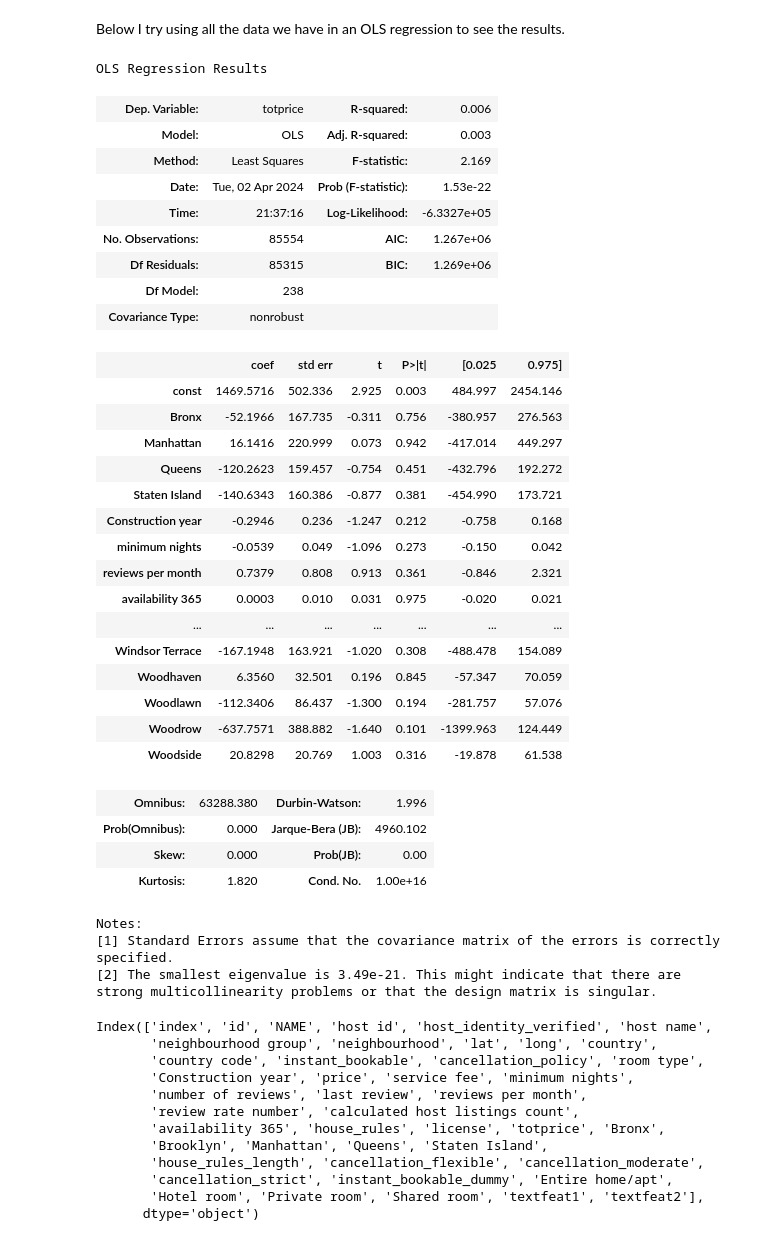
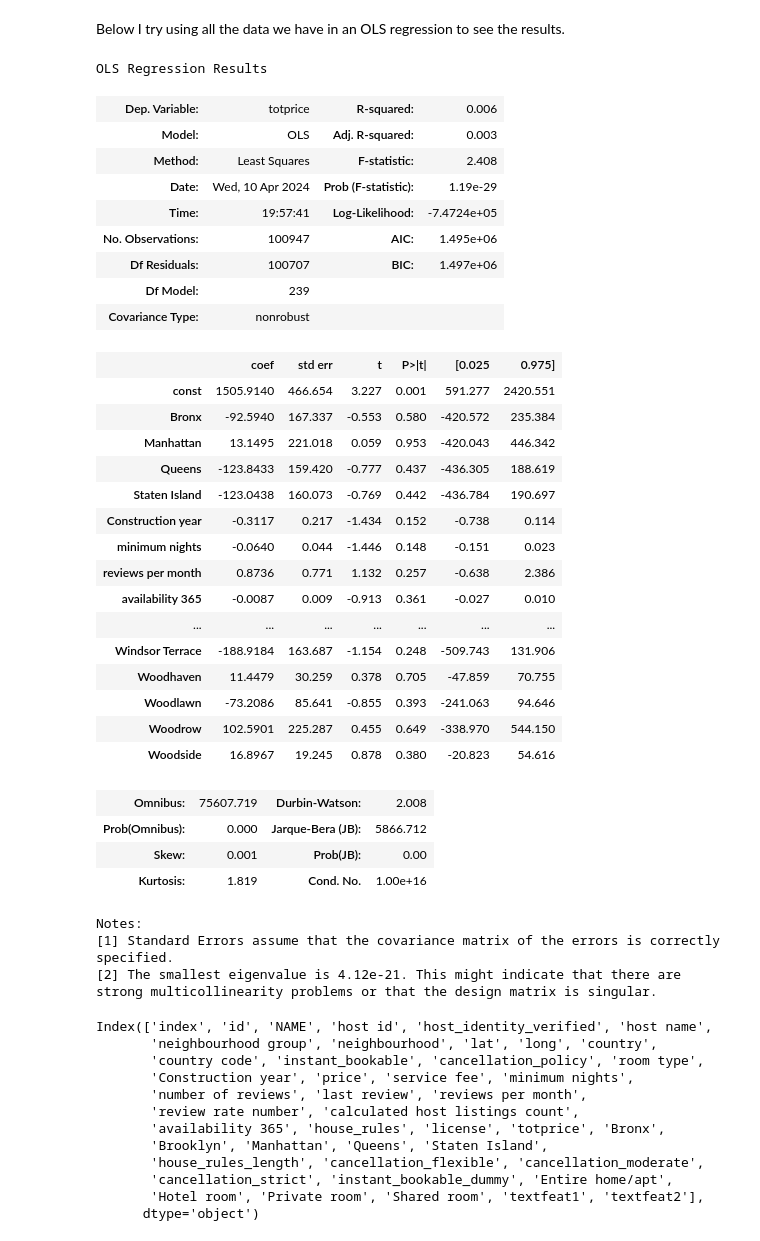
Before and after one commit to joshuajacobs2020/AirbnbPricePrediction, a Jupyter notebook: Airbnb_Data_Cleaning.ipynb, the cells around one changed output. Saved outputs shown, nothing was run; the diff lists cells and outputs as text; code cells hidden in the pictures.

```diff
--- a/Airbnb_Data_Cleaning.ipynb
+++ b/Airbnb_Data_Cleaning.ipynb
@@ -92,8 +110,11 @@ airbnb = airbnb.reset_index()
 
 This variable takes measures the length of characters in the house rules variable. We may expect house rules that are longer would be less desirable and charge lower prices.
 # %%
-# Variables of house rules
+# Need to set null house rule values as blank
 airbnb.loc[airbnb["house_rules"].isnull() == True, "house_rules"] = ""
+airbnb.loc[airbnb["house_rules"]=="#NAME?", "house_rules"] = ""
+
+# Calculating length
 airbnb.loc[:,"house_rules_length"] = airbnb["house_rules"].apply(len)
 airbnb["house_rules_length"].hist()
 # %% [output]
@@ -105,7 +126,7 @@ airbnb["house_rules_length"].hist()
 I recode cancellation policies, instant bookability, room types, and neighborhood data into factor variables.
 # %%
 # Factor variable
-policy = pd.get_dummies(airbnb["cancellation_policy"], "cancellation")
+policy = pd.get_dummies(airbnb["cancellation_policy"], "cancellation",dtype=int)
 airbnb = airbnb.join(policy)
 # %%
 # Binary variable
@@ -113,7 +134,7 @@ airbnb["instant_bookable_dummy"] = 0
 airbnb.loc[airbnb["instant_bookable"]==True, "instant_bookable_dummy"] = 1
 # %%
 # Factor Variable
-roomtypes = pd.get_dummies(airbnb["room type"])
+roomtypes = pd.get_dummies(airbnb["room type"],dtype=int)
 airbnb = airbnb.join(roomtypes)
 # %%
 # Example Plot
@@ -183,7 +204,8 @@ def filter_words(text):
     return ' '.join([word for word in str(text).split(' ') if word in list(text_filter["names"])])
 
 # Apply the function to the 'text' column
-airbnb_text['filtered_text'] = airbnb_text['NAME'].apply(filter_words)
+copy = airbnb_text['NAME'].copy()
+airbnb_text['filtered_text'] = copy.apply(filter_words)
 
 airbnb_text
 # %% [output]
@@ -315,51 +372,52 @@ Below I try using all the data we have in an OLS regression to see the results.
 # %%
 # Model using all data, use Brooklyn as base case
 import statsmodels.api as sm
 Y = airbnb_final["totprice"]
 X = airbnb_final[["Bronx", "Manhattan","Queens","Staten Island", "Construction year", "minimum nights",
             "reviews per month", "availability 365", "review rate number", "house_rules_length",
             "cancellation_moderate","cancellation_strict", "instant_bookable_dummy",
             "Hotel room", "Private room", "Shared room","textfeat1","textfeat2"]] # Use Brooklyn as the base, cancellation flexible as base, home/apt as base
-X = X.join(pd.get_dummies(airbnb["neighbourhood"]))
+X = X.join(pd.get_dummies(airbnb["neighbourhood"],dtype=int))
 X = sm.add_constant(X)
 X = X.drop('Allerton', axis=1) # Allerton is base
+
 model = sm.OLS(Y,X, missing="drop")
 results = model.fit()
 results.summary()
 # %% [output]
 OLS Regression Results
 | Dep. Variable: | totprice | R-squared: | 0.006 |
 | Model: | OLS | Adj. R-squared: | 0.003 |
-| Method: | Least Squares | F-statistic: | 2.169 |
-| Date: | Tue, 02 Apr 2024 | Prob (F-statistic): | 1.53e-22 |
-| Time: | 21:37:16 | Log-Likelihood: | -6.3327e+05 |
-| No. Observations: | 85554 | AIC: | 1.267e+06 |
-| Df Residuals: | 85315 | BIC: | 1.269e+06 |
-| Df Model: | 238 |  |  |
+| Method: | Least Squares | F-statistic: | 2.408 |
+| Date: | Wed, 10 Apr 2024 | Prob (F-statistic): | 1.19e-29 |
+| Time: | 19:57:41 | Log-Likelihood: | -7.4724e+05 |
+| No. Observations: | 100947 | AIC: | 1.495e+06 |
+| Df Residuals: | 100707 | BIC: | 1.497e+06 |
+| Df Model: | 239 |  |  |
 | Covariance Type: | nonrobust |  |  |
 |  | coef | std err | t | P>|t| | [0.025 | 0.975] |
-| const | 1469.5716 | 502.336 | 2.925 | 0.003 | 484.997 | 2454.146 |
-| Bronx | -52.1966 | 167.735 | -0.311 | 0.756 | -380.957 | 276.563 |
-| Manhattan | 16.1416 | 220.999 | 0.073 | 0.942 | -417.014 | 449.297 |
-| Queens | -120.2623 | 159.457 | -0.754 | 0.451 | -432.796 | 192.272 |
-| Staten Island | -140.6343 | 160.386 | -0.877 | 0.381 | -454.990 | 173.721 |
-| Construction year | -0.2946 | 0.236 | -1.247 | 0.212 | -0.758 | 0.168 |
-| minimum nights | -0.0539 | 0.049 | -1.096 | 0.273 | -0.150 | 0.042 |
-| reviews per month | 0.7379 | 0.808 | 0.913 | 0.361 | -0.846 | 2.321 |
-| availability 365 | 0.0003 | 0.010 | 0.031 | 0.975 | -0.020 | 0.021 |
+| const | 1505.9140 | 466.654 | 3.227 | 0.001 | 591.277 | 2420.551 |
+| Bronx | -92.5940 | 167.337 | -0.553 | 0.580 | -420.572 | 235.384 |
+| Manhattan | 13.1495 | 221.018 | 0.059 | 0.953 | -420.043 | 446.342 |
+| Queens | -123.8433 | 159.420 | -0.777 | 0.437 | -436.305 | 188.619 |
+| Staten Island | -123.0438 | 160.073 | -0.769 | 0.442 | -436.784 | 190.697 |
+| Construction year | -0.3117 | 0.217 | -1.434 | 0.152 | -0.738 | 0.114 |
+| minimum nights | -0.0640 | 0.044 | -1.446 | 0.148 | -0.151 | 0.023 |
+| reviews per month | 0.8736 | 0.771 | 1.132 | 0.257 | -0.638 | 2.386 |
+| availability 365 | -0.0087 | 0.009 | -0.913 | 0.361 | -0.027 | 0.010 |
 | ... | ... | ... | ... | ... | ... | ... |
-| Windsor Terrace | -167.1948 | 163.921 | -1.020 | 0.308 | -488.478 | 154.089 |
-| Woodhaven | 6.3560 | 32.501 | 0.196 | 0.845 | -57.347 | 70.059 |
-| Woodlawn | -112.3406 | 86.437 | -1.300 | 0.194 | -281.757 | 57.076 |
-| Woodrow | -637.7571 | 388.882 | -1.640 | 0.101 | -1399.963 | 124.449 |
-| Woodside | 20.8298 | 20.769 | 1.003 | 0.316 | -19.878 | 61.538 |
+| Windsor Terrace | -188.9184 | 163.687 | -1.154 | 0.248 | -509.743 | 131.906 |
+| Woodhaven | 11.4479 | 30.259 | 0.378 | 0.705 | -47.859 | 70.755 |
+| Woodlawn | -73.2086 | 85.641 | -0.855 | 0.393 | -241.063 | 94.646 |
+| Woodrow | 102.5901 | 225.287 | 0.455 | 0.649 | -338.970 | 544.150 |
+| Woodside | 16.8967 | 19.245 | 0.878 | 0.380 | -20.823 | 54.616 |
-| Omnibus: | 63288.380 | Durbin-Watson: | 1.996 |
-| Prob(Omnibus): | 0.000 | Jarque-Bera (JB): | 4960.102 |
-| Skew: | 0.000 | Prob(JB): | 0.00 |
-| Kurtosis: | 1.820 | Cond. No. | 1.00e+16 |
+| Omnibus: | 75607.719 | Durbin-Watson: | 2.008 |
+| Prob(Omnibus): | 0.000 | Jarque-Bera (JB): | 5866.712 |
+| Skew: | 0.001 | Prob(JB): | 0.00 |
+| Kurtosis: | 1.819 | Cond. No. | 1.00e+16 |
 Notes:
 [1] Standard Errors assume that the covariance matrix of the errors is correctly specified.
-[2] The smallest eigenvalue is 3.49e-21. This might indicate that there are
+[2] The smallest eigenvalue is 4.12e-21. This might indicate that there are
 strong multicollinearity problems or that the design matrix is singular.
 # %%
 airbnb_final.columns
```
Also changed, not shown: parts of 9 cells of this notebook.
